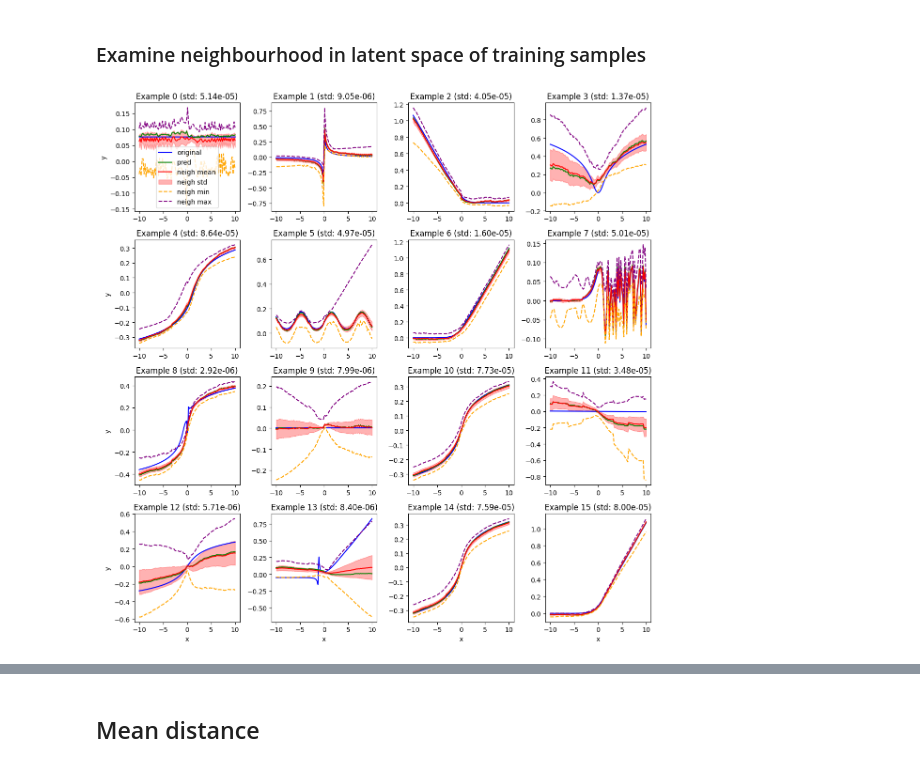
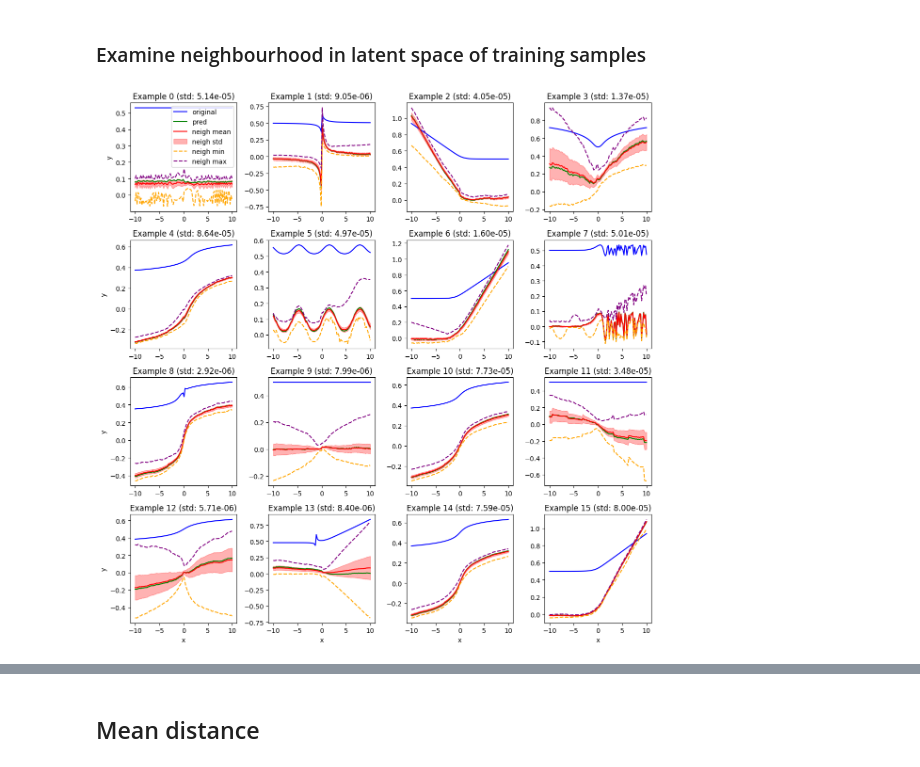
Before and after one commit to LuisCarretero/similar-expressions, a Jupyter notebook: src/downstream/latent_analysis.ipynb, the cells around one changed output, grey strips where cells are left out. Drawn from its saved outputs; the diff is of its cells as text; code cells hidden in the pictures.

```diff
--- a/src/downstream/latent_analysis.ipynb
+++ b/src/downstream/latent_analysis.ipynb
@@ -51,26 +44,15 @@ Using updated value decoder 2.0!
-# %%
-datapath = '/Users/luis/Desktop/Cranmer 2024/Workplace/smallMutations/similar-expressions/data'
-train_loader, test_loader, hashes = create_dataloader(datapath, 'dataset_240817_2', cfg, value_transform=lambda x: torch.arcsinh(x)*0.1)
-assert all([config['dataset_hashes']['value'][key] == hashes[key] for key in config['dataset_hashes']['value']]), "Error: Using different dataset than used for training."
 # %% [markdown]
 ## Raw latent space
 # %%
 BATCH_SIZE = 2**15
-
-cfg2 = deepcopy(cfg)
-cfg2.training.batch_size = BATCH_SIZE
-datapath = '/Users/luis/Desktop/Cranmer 2024/Workplace/smallMutations/similar-expressions/data'
-train_loader, test_loader, hashes = create_dataloader(datapath, 'dataset_240822_1', cfg2, value_transform=lambda x: torch.arcsinh(x)*0.1, shuffle_train=False)
-assert all([config['dataset_hashes']['value'][key] == hashes[key] for key in config['dataset_hashes']['value']]), "Error: Using different dataset than used for training."
-
 
 sigma_norm_train = np.empty(len(train_loader.dataset))
 mu_train = np.empty([len(train_loader.dataset), cfg.model.z_size])
 z_train = np.empty([len(train_loader.dataset), cfg.model.z_size])
-for i, (x, _, _, _) in enumerate(train_loader):
+for i, x in enumerate(data_from_loader(train_loader, 'x', batch_size=2**15)):
     # x = torch.tensor(data_syntax[:(2**15), ...].transpose(0, 2, 1))
-    mean, ln_var = vae_model.encoder(x)
-    z = vae_model.sample(mean, ln_var)
+    mean, ln_var = model.encoder(x)
+    z = model.sample(mean, ln_var)
     res = ln_var.norm(dim=1).exp().detach().numpy()
     sigma_norm_train[i*BATCH_SIZE:(i+1)*BATCH_SIZE] = res
     mu_train[i*BATCH_SIZE:(i+1)*BATCH_SIZE, :] = mean.detach().numpy()
@@ -79,10 +61,10 @@ for i, (x, _, _, _) in enumerate(train_loader):
 sigma_norm_test = np.empty(len(test_loader.dataset))
 mu_test = np.empty([len(test_loader.dataset), cfg.model.z_size])
 z_test = np.empty([len(test_loader.dataset), cfg.model.z_size])
-for i, (x, _, _, _) in enumerate(test_loader):
+for i, x in enumerate(data_from_loader(test_loader, 'x', batch_size=2**15)):
     # x = torch.tensor(data_syntax[:(2**15), ...].transpose(0, 2, 1))
-    mean, ln_var = vae_model.encoder(x)
-    z = vae_model.sample(mean, ln_var)
+    mean, ln_var = model.encoder(x)
+    z = model.sample(mean, ln_var)
     res = ln_var.norm(dim=1).exp().detach().numpy()
     sigma_norm_test[i*BATCH_SIZE:(i+1)*BATCH_SIZE] = res
     mu_test[i*BATCH_SIZE:(i+1)*BATCH_SIZE, :] = mean.detach().numpy()
@@ -165,16 +147,16 @@ N = 16
 data_loader = test_loader
 
 # Encode into latent space
-x = data_loader.dataset.dataset[data_loader.dataset.indices][0][i:i+N, ...]
-val_transformed = data_loader.dataset.dataset[data_loader.dataset.indices][3][i:i+N, ...]
-mean, ln_var = vae_model.encoder(x)
-values = vae_model.value_decoder(mean)
+x = data_from_loader(data_loader, 'x', idx=range(i, i+N))
+val_transformed = data_from_loader(data_loader, 'values', idx=range(i, i+N))
+mean, ln_var = model.encoder(x)
+values = model.value_decoder(mean)
 
 # Sample from neighbourhood in latent space
 samples = []
 for _ in range(1000):  # Number of samples
-    z = vae_model.sample(mean, ln_var)  # Sample from neighbourhood in latent space
-    values_neigh = vae_model.value_decoder(z)
+    z = model.sample(mean, ln_var)  # Sample from neighbourhood in latent space
+    values_neigh = model.value_decoder(z)
     samples.append(values_neigh.squeeze().detach().numpy())
 samples = np.array(samples).transpose(1, 0, 2)
 mean_samples = np.mean(samples, axis=1)
@@ -182,34 +164,34 @@ std_samples = np.std(samples, axis=1)
 min_samples = np.min(samples, axis=1)
 max_samples = np.max(samples, axis=1)
 
 # Plot
 fig, axes = plt.subplots(4, 4, figsize=(12, 12))
 axes = axes.flatten()
 for idx in range(N):
     ax = axes[idx]
     ax.plot(val_x.squeeze(), val_transformed[idx, :].squeeze(), label='original', color='blue')
     ax.plot(val_x.squeeze(), values[idx].squeeze().detach().numpy(), label='pred', color='green')
     ax.plot(val_x.squeeze(), mean_samples[idx], label='neigh mean', color='red')
     ax.fill_between(val_x.squeeze(),
                     mean_samples[idx] - std_samples[idx],
                     mean_samples[idx] + std_samples[idx],
                     alpha=0.3, color='red', label='neigh std')
     ax.plot(val_x.squeeze(), min_samples[idx], label='neigh min', color='orange', linestyle='--')
     ax.plot(val_x.squeeze(), max_samples[idx], label='neigh max', color='purple', linestyle='--')
 
     if idx % 4 == 0:  # Only add y-label to the leftmost subplots
         ax.set_ylabel('y')
     if idx >= 12:  # Only add x-label to the bottom subplots
         ax.set_xlabel('x')
     ax.set_title(f'Example {idx} (std: {ln_var[idx].norm().item():.2e})')
 
     if idx == 0:  # Only add legend to the first subplot
         ax.legend()
 
 plt.tight_layout()
 plt.show()
 # %% [output]
-[figure, old version]
+[figure, new version]
 # %%
 import torch.nn.functional as F
 
```
Also changed, not shown: parts of 7 cells of this notebook, 4 other files.
